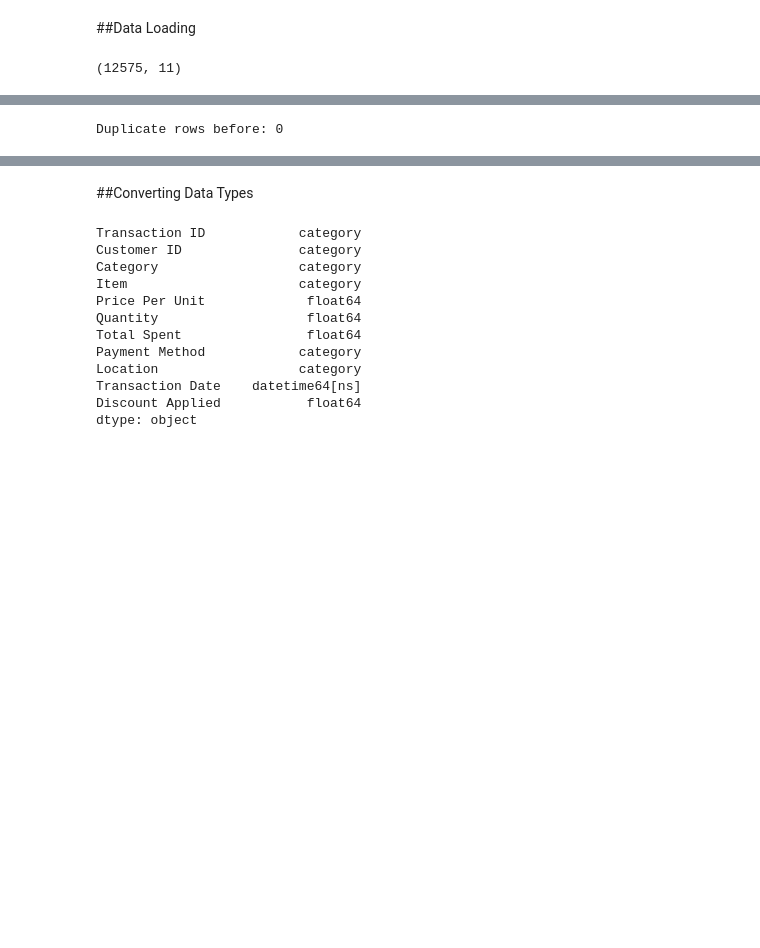
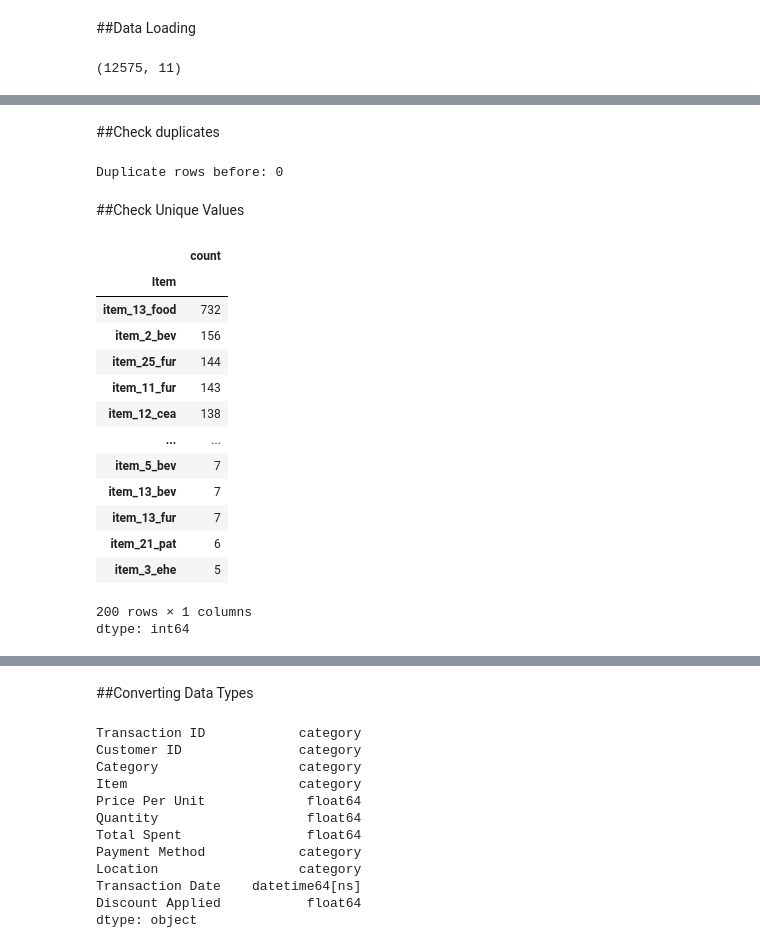
Before and after one commit to maybraniswe/Retail-Store-Sales-Analysis-and-Prediction, a Jupyter notebook: PDSE Project_Retail Store Sales Analysis and Prediction.ipynb, the cells around one changed output, grey strips where cells are left out. Drawn from its saved outputs; the diff is of its cells as text; code cells hidden in the pictures; blank space fills up the shorter version.

```diff
--- a/PDSE Project_Retail Store Sales Analysis and Prediction.ipynb
+++ b/PDSE Project_Retail Store Sales Analysis and Prediction.ipynb
@@ -77,5 +137,28 @@ df.tail()
+# %% [markdown]
+##Check duplicates
 # %%
 # Remove duplicate rows
 print("Duplicate rows before:", df.duplicated().sum())
 # %% [output]
 Duplicate rows before: 0
+# %% [markdown]
+##Check Unique Values
+# %%
+df['Item'].unique()
+df['Item'].value_counts()
+# %% [output]
+|  | count |
+| Item |  |
+| item_13_food | 732 |
+| item_2_bev | 156 |
+| item_25_fur | 144 |
+| item_11_fur | 143 |
+| item_12_cea | 138 |
+| ... | ... |
+| item_5_bev | 7 |
+| item_13_bev | 7 |
+| item_13_fur | 7 |
+| item_21_pat | 6 |
+| item_3_ehe | 5 |
+200 rows × 1 columns
+dtype: int64
```
Also changed, not shown: parts of 21 cells of this notebook.
